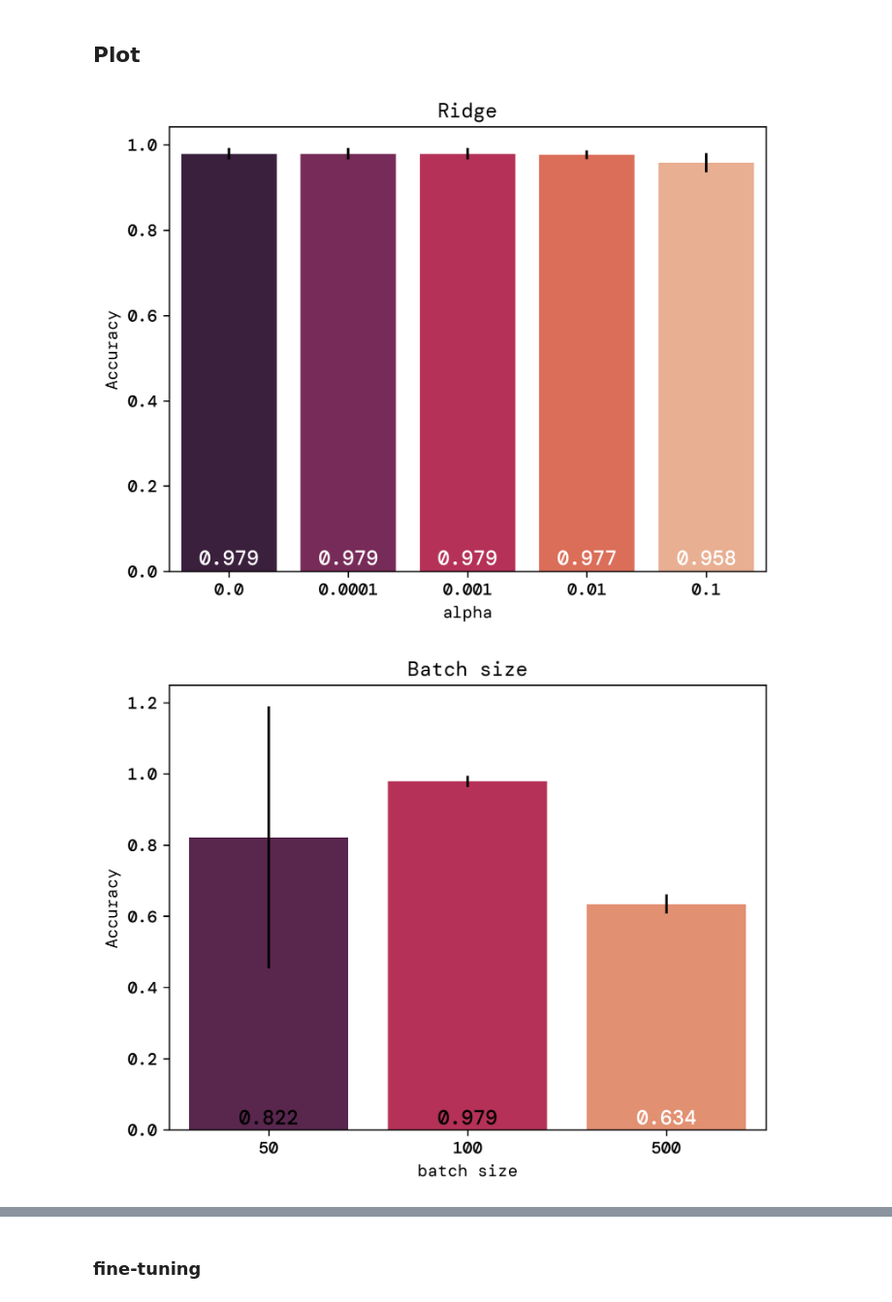
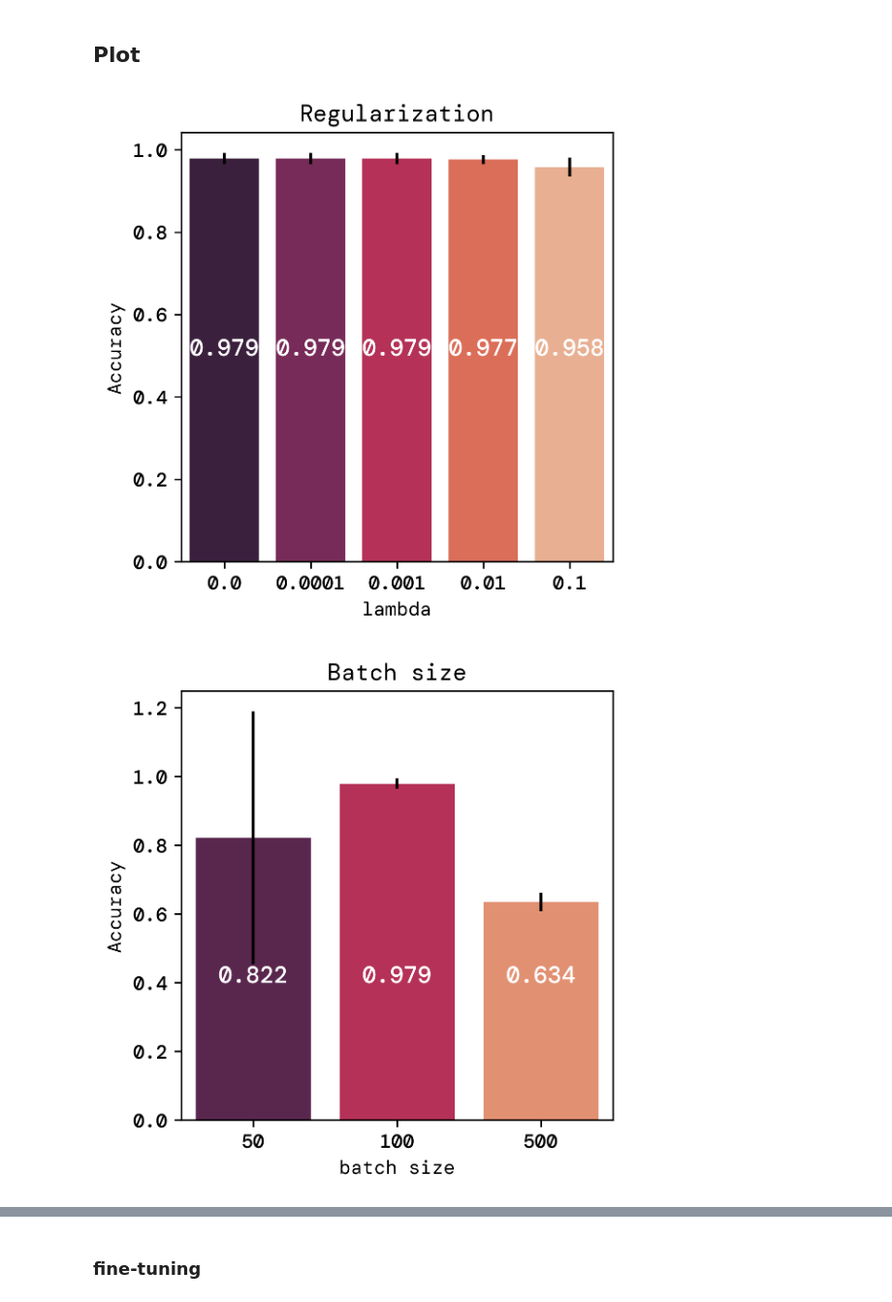
Before and after one commit to bragewiseth/MachineLearningProjects, a Jupyter notebook: project2/src/classification.ipynb, the cells around one changed output, grey strips where cells are left out. Shown at 97% size. Saved outputs shown, nothing was run; the diff lists cells and outputs as text; code cells hidden in the pictures.

```diff
--- a/project2/src/classification.ipynb
+++ b/project2/src/classification.ipynb
@@ -171,7 +171,7 @@ batch_sizes = [ 50, 100, 500 ]
 score_batches = onp.zeros((len(batch_sizes), 2) )
 for i, batch_size in enumerate(batch_sizes):
     network = ada.NN.Model([[1, sigmoid]], eta ,epochs,tol, 'sgd', alpha, gamma, epsilon, beta1, beta2, loss=ada.CE, metric=ada.CE )
-    mean, var = cross_val(X_train, y_train, network, kfold, batch_size=batch_size)
+    mean, var, _ = cross_val(X_train, y_train, network, kfold, batch_size=batch_size)
     score_batches[i] = [mean, var]
     print(ada.progress_bar(i, len(batch_sizes)))
 # %% [output]
@@ -185,7 +185,7 @@ optimizer_names = ['adam', 'adagrad', 'rmsprop', 'sgd']
 scores_optimizer = onp.zeros((len(optimizer_names), 2) )
 for i, optimizer in enumerate(optimizer_names):
     network = ada.NN.Model([[1, sigmoid]], eta,epochs,tol, optimizer, alpha, gamma, epsilon, beta1, beta2, loss=ada.CE, metric=ada.CE )
-    mean, var = cross_val(X_train, y_train, network, kfold)
+    mean, var, _ = cross_val(X_train, y_train, network, kfold)
     scores_optimizer[i] = [mean, var]
     print(ada.progress_bar(i, len(optimizer_names)))
 # %% [output]
@@ -204,7 +204,7 @@ scores_layers_nodes = onp.zeros((len(n_layers), len(n_nodes)) )
 for i, n_layer in enumerate(n_layers):
     for j, n_node in enumerate(n_nodes):
         model =  ada.NN.Model([[n_node,sigmoid]]*n_layer + [[1,sigmoid]], eta, epochs, tol, "sgd", alpha, gamma, epsilon, beta1, beta2, loss=ada.CE, metric=ada.CE)
-        mean, var = cross_val(X_train, y_train, model, kfold)
+        mean, var, _ = cross_val(X_train, y_train, model, kfold)
         scores_layers_nodes[i, j] = mean
         print(ada.progress_bar(i*len(n_nodes) + j, len(n_layers)*len(n_nodes)))
 # %% [output]
@@ -237,7 +237,7 @@ epochs = 300
 scores_activs = onp.zeros((len(acitvs), 2) )
 for i, activ in enumerate(acitvs):
     model =  ada.NN.Model([[5,activ],[1,sigmoid]], eta, epochs, tol, "sgd", alpha, gamma, epsilon, beta1, beta2, loss=ada.CE, metric=ada.CE)
-    mean, var = cross_val(X_train, y_train, model, kfold)
+    mean, var, _ = cross_val(X_train, y_train, model, kfold)
     scores_activs[i] = [mean, var]
     print(ada.progress_bar(i, len(acitvs)))
 # %% [output]
@@ -248,80 +248,82 @@ Training stopped after 299 epochs                                     Progress:
 ## Plot
 # %%
 
+fig = plt.figure(figsize=(4, 4))
 ax = sns.barplot(x=alphas, y=scores_alpha[:,0], palette="rocket", yerr=scores_alpha[:,1])
-ax.set_xlabel("alpha")
+ax.set_xlabel("lambda")
 ax.set_ylabel("Accuracy")
-ax.set_title("Ridge")
-# ax.set_ylim(0.01, 0.05)
-ax.text(0, 0.015, f"{scores_alpha[0,0]:.3}", ha='center',  fontsize=12, color='white')
-ax.text(1, 0.015, f"{scores_alpha[1,0]:.3}", ha='center',  fontsize=12, color='white')
-ax.text(2, 0.015, f"{scores_alpha[2,0]:.3}", ha='center',  fontsize=12, color='white')
-ax.text(3, 0.015, f"{scores_alpha[3,0]:.3}", ha='center',  fontsize=12, color='white')
-ax.text(4, 0.015, f"{scores_alpha[4,0]:.3}", ha='center',  fontsize=12, color='white')
+ax.set_title("Regularization")
+# ax.set_ylim(0.8, 0.1)
+ax.text(0, 0.5, f"{scores_alpha[0,0]:.3}", ha='center',  fontsize=12, color='white')
+ax.text(1, 0.5, f"{scores_alpha[1,0]:.3}", ha='center',  fontsize=12, color='white')
+ax.text(2, 0.5, f"{scores_alpha[2,0]:.3}", ha='center',  fontsize=12, color='white')
+ax.text(3, 0.5, f"{scores_alpha[3,0]:.3}", ha='center',  fontsize=12, color='white')
+ax.text(4, 0.5, f"{scores_alpha[4,0]:.3}", ha='center',  fontsize=12, color='white')
 plt.savefig("../runsAndFigures/accuracy_alpha.png",bbox_inches='tight')
 plt.show()
-plt.figure()
 
 
+
+plt.figure(figsize=(4, 4))
 ax = sns.barplot(x=batch_sizes, y=score_batches[:,0], yerr=score_batches[:,1], palette="rocket")
 ax.set_xlabel("batch size")
 ax.set_ylabel("Accuracy")
 ax.set_title("Batch size")
-ax.text(0, 0.015, f"{score_batches[0,0]:.3}", ha='center',  fontsize=12, color='black')
-ax.text(1, 0.015, f"{score_batches[1,0]:.3}", ha='center',  fontsize=12, color='black')
-ax.text(2, 0.015, f"{score_batches[2,0]:.3}", ha='center',  fontsize=12, color='white')
+ax.text(0, 0.4, f"{score_batches[0,0]:.3}", ha='center',  fontsize=12, color='white')
+ax.text(1, 0.4, f"{score_batches[1,0]:.3}", ha='center',  fontsize=12, color='white')
+ax.text(2, 0.4, f"{score_batches[2,0]:.3}", ha='center',  fontsize=12, color='white')
 plt.savefig("../runsAndFigures/accuracy_batch.png",bbox_inches='tight')
 plt.show()
 
 
-plt.figure()
+plt.figure(figsize=(4, 4))
 ax = sns.barplot(x=optimizer_names, y=scores_optimizer[:,0], yerr=scores_optimizer[:,1], palette="rocket")
 ax.set_xlabel("optimizer")
 ax.set_ylabel("Accuracy")
 ax.set_title("Optimizer")
 # ax.set_ylim(0.01, 0.12)
-ax.text(0, 0.06, f"{scores_optimizer[0,0]:.3}", ha='center',  fontsize=12, color='black')
-ax.text(1, 0.06, f"{scores_optimizer[1,0]:.3}", ha='center',  fontsize=12, color='black')
-ax.text(2, 0.06, f"{scores_optimizer[2,0]:.3}", ha='center',  fontsize=12, color='white')
-ax.text(3, 0.06, f"{scores_optimizer[3,0]:.3}", ha='center',  fontsize=12, color='black')
+ax.text(0, 0.5, f"{scores_optimizer[0,0]:.3}", ha='center',  fontsize=12, color='white')
+ax.text(1, 0.5, f"{scores_optimizer[1,0]:.3}", ha='center',  fontsize=12, color='white')
+ax.text(2, 0.5, f"{scores_optimizer[2,0]:.3}", ha='center',  fontsize=12, color='white')
+ax.text(3, 0.5, f"{scores_optimizer[3,0]:.3}", ha='center',  fontsize=12, color='white')
 plt.savefig("../runsAndFigures/accuracy_optimizer.png",bbox_inches='tight')
 plt.show()
 
 
 
-plt.figure()
-ax = sns.heatmap(scores_lr_gamma, annot=True, fmt=".4f", cmap="rocket", vmax=1.2, vmin=0.0)
+plt.figure(figsize=(4, 4))
+ax = sns.heatmap(scores_lr_gamma, annot=True, fmt=".4f", cmap="rocket", vmax=1, vmin=0.5)
 ax.set_title("Accuracy")
 ax.set_xlabel("Momentum")
 ax.set_xticklabels(gammas)
 ax.set_ylabel("Learning rate")
 ax.set_yticklabels(etas)
 plt.savefig("../runsAndFigures/accuracy_lr_gamma.png",bbox_inches='tight')
 plt.show()
 
 
-plt.figure()
-ax = sns.heatmap(scores_layers_nodes, annot=True, fmt=".4f", cmap="rocket", vmax=1.0, vmin=0.9)
+plt.figure(figsize=(4, 4))
+ax = sns.heatmap(scores_layers_nodes, annot=True, fmt=".4f", cmap="rocket", vmax=1.0, vmin=0.5)
 ax.set_title("Accuracy")
 ax.set_xlabel("Nodes")
 ax.set_xticklabels(n_nodes)
 ax.set_ylabel("Layers")
 ax.set_yticklabels(n_layers)
 plt.savefig("../runsAndFigures/accuracy_layers_nodes.png",bbox_inches='tight')
 plt.show()
 
-plt.figure()
+plt.figure(figsize=(4, 4))
 activs_names = ["relu", "sigmoid", "tanh"]
 ax = sns.barplot(x=activs_names, y=scores_activs[:,0], yerr=scores_activs[:,1], palette="rocket")
 ax.set_xlabel("Activation function")
 ax.set_ylabel("Accuracy")
 ax.set_title("Activation function")
 # ax.set_ylim(0.01, 0.125)
-ax.text(0, 0.06, f"{scores_activs[0,0]:.3}", ha='center',  fontsize=12, color='black')
-ax.text(1, 0.06, f"{scores_activs[1,0]:.3}", ha='center',  fontsize=12, color='black')
-ax.text(2, 0.06, f"{scores_activs[2,0]:.3}", ha='center',  fontsize=12, color='white')
+ax.text(0, 0.5, f"{scores_activs[0,0]:.3}", ha='center',  fontsize=12, color='white')
+ax.text(1, 0.5, f"{scores_activs[1,0]:.3}", ha='center',  fontsize=12, color='white')
+ax.text(2, 0.5, f"{scores_activs[2,0]:.3}", ha='center',  fontsize=12, color='white')
 plt.savefig("../runsAndFigures/accuracy_activ.png",bbox_inches='tight')
 plt.show()
 # %% [output]
-[figure, old version]
+[figure, new version]
-[figure, old version]
+[figure, new version]
```
Also changed, not shown: parts of 9 cells of this notebook, 26 other files.
